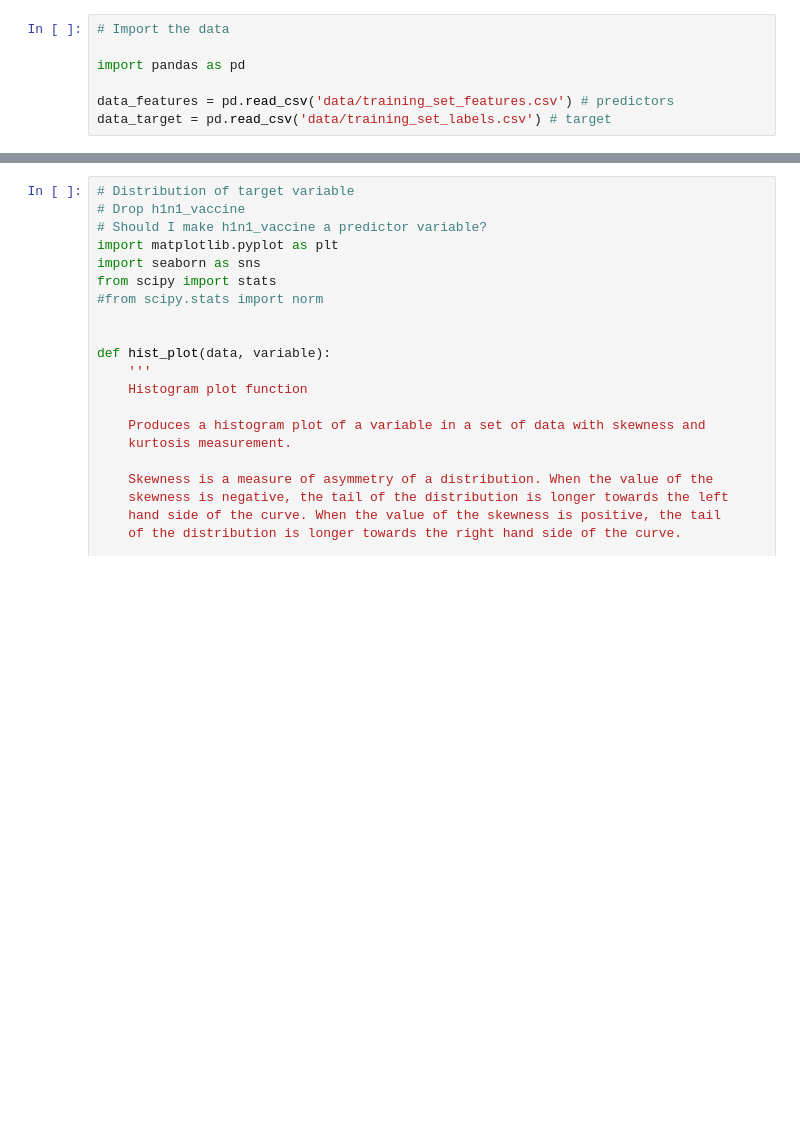
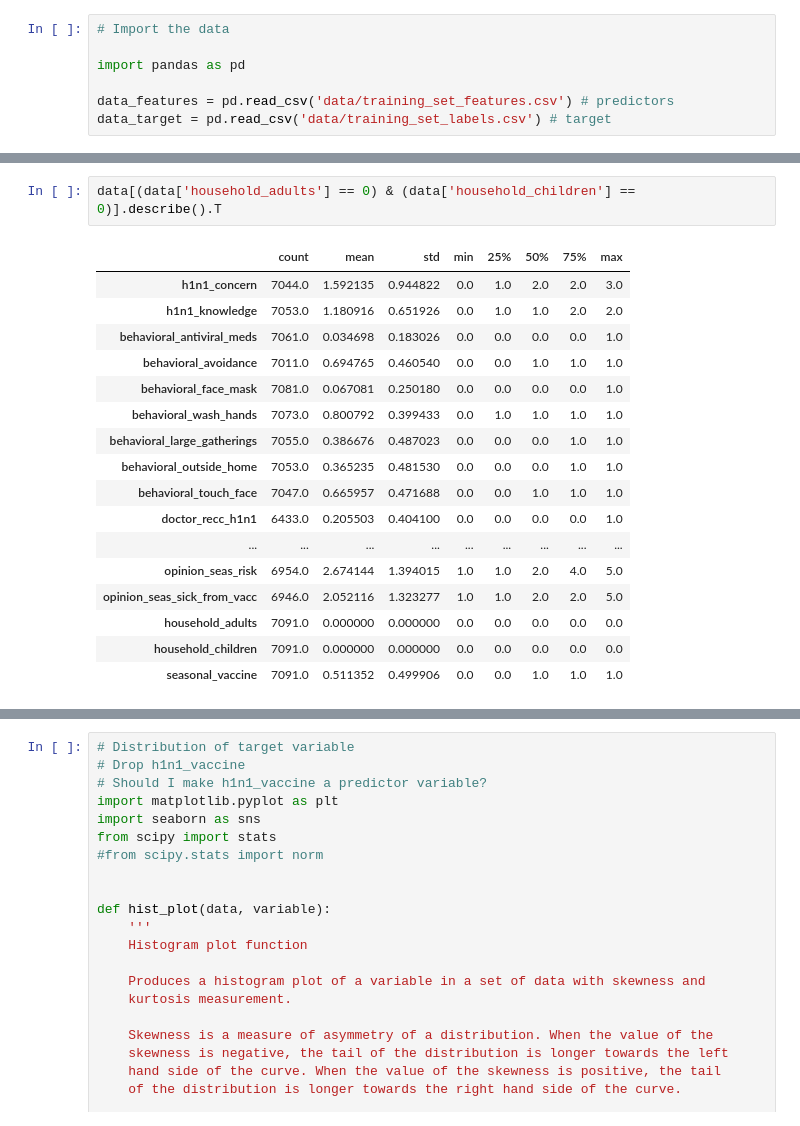
Before and after one commit to kjspring/dsc-phase-3-project-v2-3, a Jupyter notebook: Untitled.ipynb, the cells around one changed output, grey strips where cells are left out. Drawn from its saved outputs; the diff is of its cells as text; blank space fills up the shorter version.

```diff
--- a/Untitled.ipynb
+++ b/Untitled.ipynb
@@ -242,2 +275,22 @@ Name: employment_occupation, dtype: float64
+# %%
+data[(data['household_adults'] == 0) & (data['household_children'] == 0)].describe().T
+# %% [output]
+|  | count | mean | std | min | 25% | 50% | 75% | max |
+| h1n1_concern | 7044.0 | 1.592135 | 0.944822 | 0.0 | 1.0 | 2.0 | 2.0 | 3.0 |
+| h1n1_knowledge | 7053.0 | 1.180916 | 0.651926 | 0.0 | 1.0 | 1.0 | 2.0 | 2.0 |
+| behavioral_antiviral_meds | 7061.0 | 0.034698 | 0.183026 | 0.0 | 0.0 | 0.0 | 0.0 | 1.0 |
+| behavioral_avoidance | 7011.0 | 0.694765 | 0.460540 | 0.0 | 0.0 | 1.0 | 1.0 | 1.0 |
+| behavioral_face_mask | 7081.0 | 0.067081 | 0.250180 | 0.0 | 0.0 | 0.0 | 0.0 | 1.0 |
+| behavioral_wash_hands | 7073.0 | 0.800792 | 0.399433 | 0.0 | 1.0 | 1.0 | 1.0 | 1.0 |
+| behavioral_large_gatherings | 7055.0 | 0.386676 | 0.487023 | 0.0 | 0.0 | 0.0 | 1.0 | 1.0 |
+| behavioral_outside_home | 7053.0 | 0.365235 | 0.481530 | 0.0 | 0.0 | 0.0 | 1.0 | 1.0 |
+| behavioral_touch_face | 7047.0 | 0.665957 | 0.471688 | 0.0 | 0.0 | 1.0 | 1.0 | 1.0 |
+| doctor_recc_h1n1 | 6433.0 | 0.205503 | 0.404100 | 0.0 | 0.0 | 0.0 | 0.0 | 1.0 |
+| ... | ... | ... | ... | ... | ... | ... | ... | ... |
+| opinion_seas_risk | 6954.0 | 2.674144 | 1.394015 | 1.0 | 1.0 | 2.0 | 4.0 | 5.0 |
+| opinion_seas_sick_from_vacc | 6946.0 | 2.052116 | 1.323277 | 1.0 | 1.0 | 2.0 | 2.0 | 5.0 |
+| household_adults | 7091.0 | 0.000000 | 0.000000 | 0.0 | 0.0 | 0.0 | 0.0 | 0.0 |
+| household_children | 7091.0 | 0.000000 | 0.000000 | 0.0 | 0.0 | 0.0 | 0.0 | 0.0 |
+| seasonal_vaccine | 7091.0 | 0.511352 | 0.499906 | 0.0 | 0.0 | 1.0 | 1.0 | 1.0 |
 # %%
 # Describe data
```
Also changed, not shown: parts of 18 cells of this notebook.
